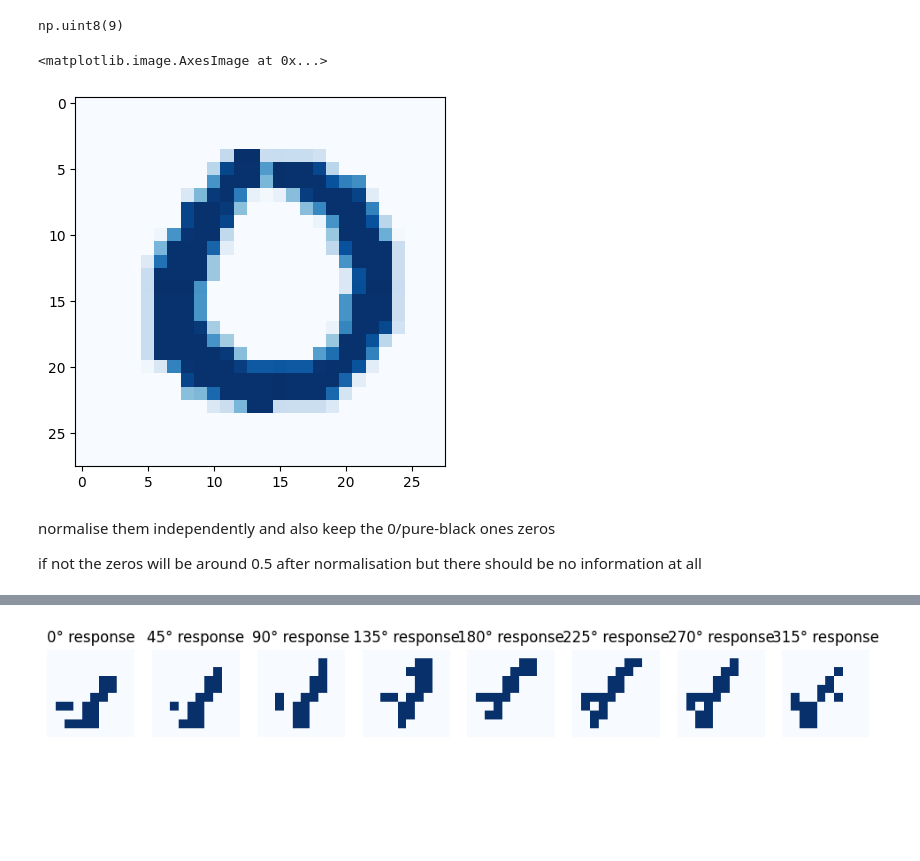
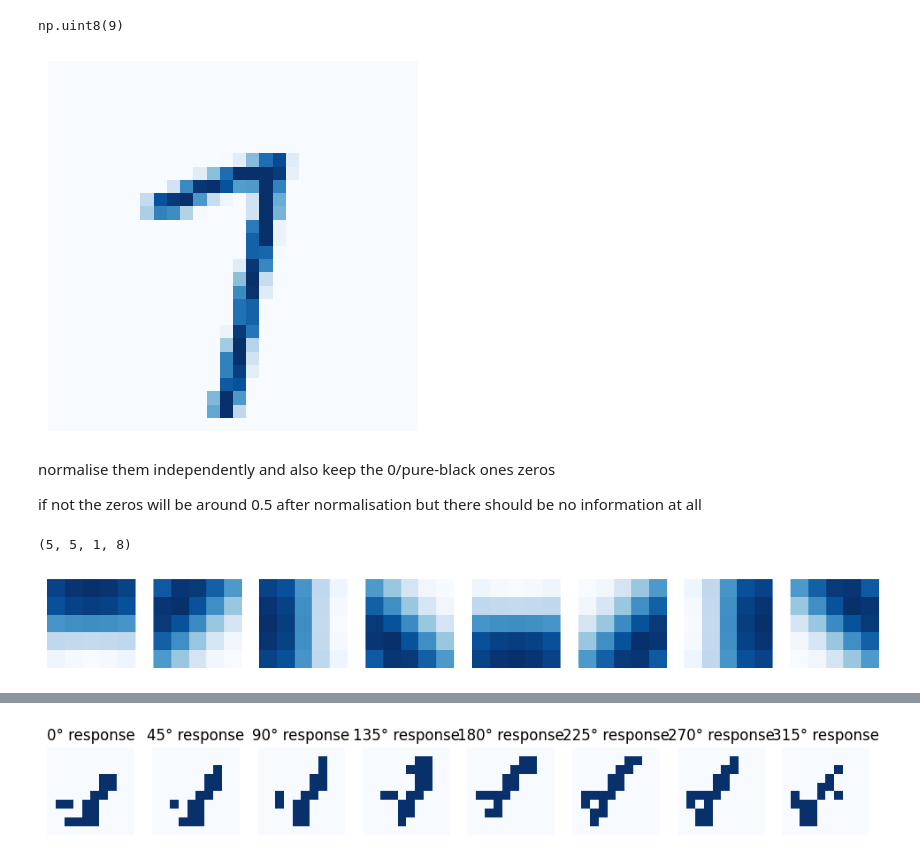
Before and after one commit to hhsherlock/Spiking_NN, a Jupyter notebook: datasets/gabor_binary/gabor_binay.ipynb, the cells around one changed output, grey strips where cells are left out. Cells and saved outputs as stored; diff of their text form; code cells hidden in the pictures; blank space fills up the shorter version.

```diff
--- a/datasets/gabor_binary/gabor_binay.ipynb
+++ b/datasets/gabor_binary/gabor_binay.ipynb
@@ -17,23 +22,23 @@ path = "/home/yaning/Documents/"
 # %%
-(x_train, y_train), (x_test, y_test) = datasets.mnist.load_data()
-x_train = x_train.astype(np.float32) / 255.0
-x_test = x_test.astype(np.float32) / 255.0
-x_train = np.expand_dims(x_train, -1)
-x_test = np.expand_dims(x_test, -1)
+# (x_train, y_train), (x_test, y_test) = datasets.mnist.load_data()
+# x_train = x_train.astype(np.float32) / 255.0
+# x_test = x_test.astype(np.float32) / 255.0
+# x_train = np.expand_dims(x_train, -1)
+# x_test = np.expand_dims(x_test, -1)
 
-x_train = x_train[200:300]
-y_train = y_train[200:300]
+# x_train = x_train[200:300]
+# y_train = y_train[200:300]
 
-dict = {'imgs': x_train, 'tag': y_train}
+# dict = {'imgs': x_train, 'tag': y_train}
 
-with open("datasets/mnst_30_hunni_200-300.pkl", "wb") as f:
-    pickle.dump(dict, f)
+# with open("datasets/mnst_30_hunni_200-300.pkl", "wb") as f:
+#     pickle.dump(dict, f)
 # %%
 x_train.shape
 # %% [output]
 (60000, 28, 28, 1)
 # %%
-with open("datasets/mnst_30_hunni_200-300.pkl", "rb") as f:
+with open("datasets/mnst_30_second.pkl", "rb") as f:
     imgs = pickle.load(f)
 # %%
 x = imgs["imgs"]
@@ -51,10 +56,11 @@ y[24]
 # %% [output]
 np.uint8(9)
 # %%
-plt.imshow(x[83,:,:,:], cmap='Blues')
+plt.imshow(x[12,:,:,:], cmap='Blues')
+plt.axis('off')  # optional: removes axes
+plt.savefig("7.png", bbox_inches='tight', pad_inches=0)
 # %% [output]
-<matplotlib.image.AxesImage at 0x...>
-[figure, old version]
+[figure, new version]
 # %% [markdown]
 normalise them independently and also keep the 0/pure-black ones zeros
 
@@ -108,6 +114,23 @@ filters = filters[:, :, np.newaxis, :]  # add input channel dim = 1
 # Normalize filters to zero mean and unit norm (optional)
 filters -= filters.mean(axis=(0,1), keepdims=True)
 filters /= np.linalg.norm(filters, axis=(0,1), keepdims=True) + 1e-10
+# %%
+filters.shape
+# %% [output]
+(5, 5, 1, 8)
+# %%
+plt.figure(figsize=(12,3))
+for i in range(8):
+    plt.subplot(1,8,i+1)
+    plt.imshow(filters[:,:,0, i], cmap='Blues')
+    # plt.title(f"{int(np.rad2deg(angles[i]))}° response")
+    plt.axis('off')
+
+
+plt.savefig("filters.png", bbox_inches='tight', pad_inches=0)
+plt.show()
+# %% [output]
+[figure, added]
 # %%
 gabor_data = []
 for pic in x:
```
Also changed, not shown: parts of 8 cells of this notebook, 18 other files.
